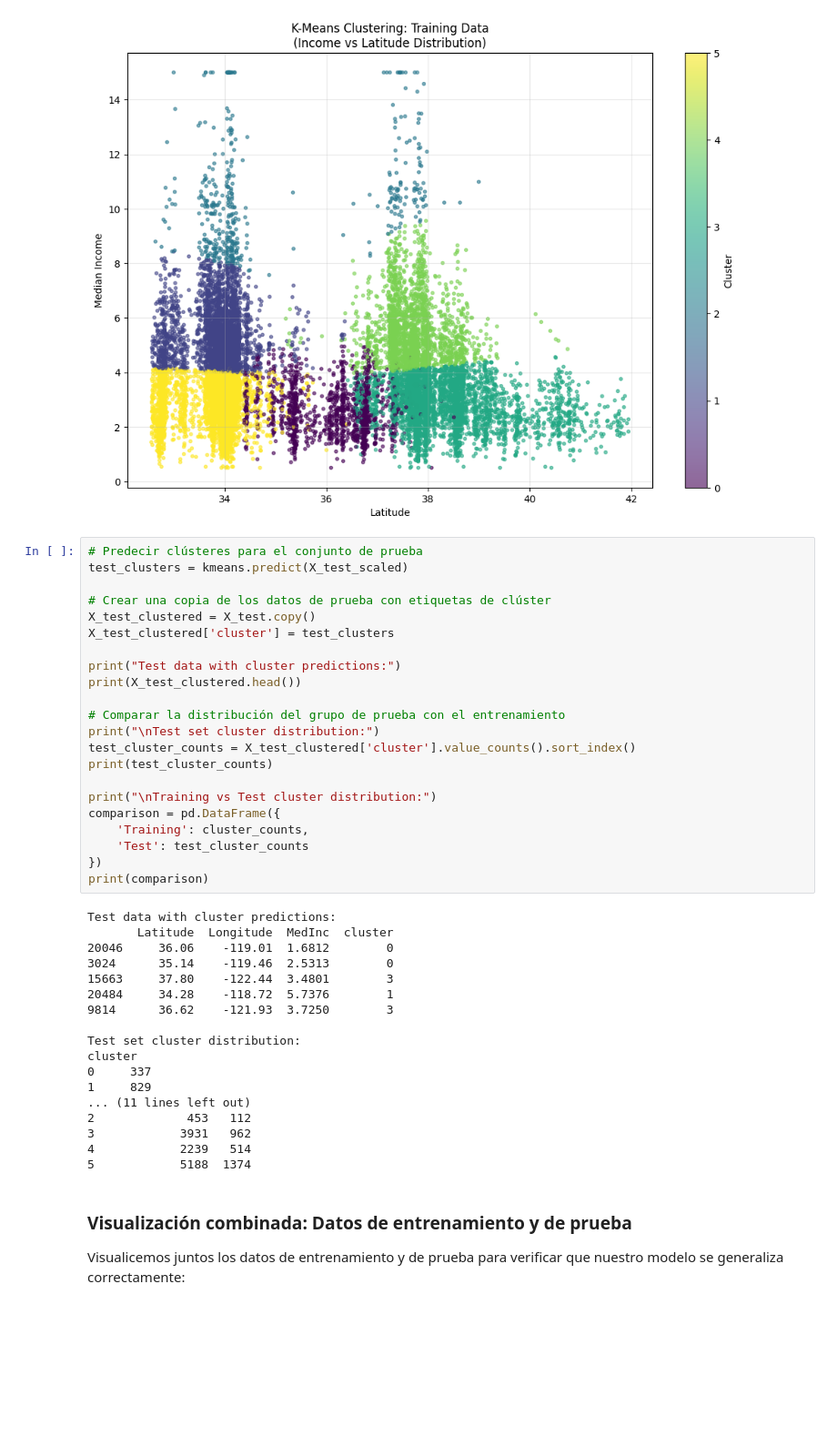
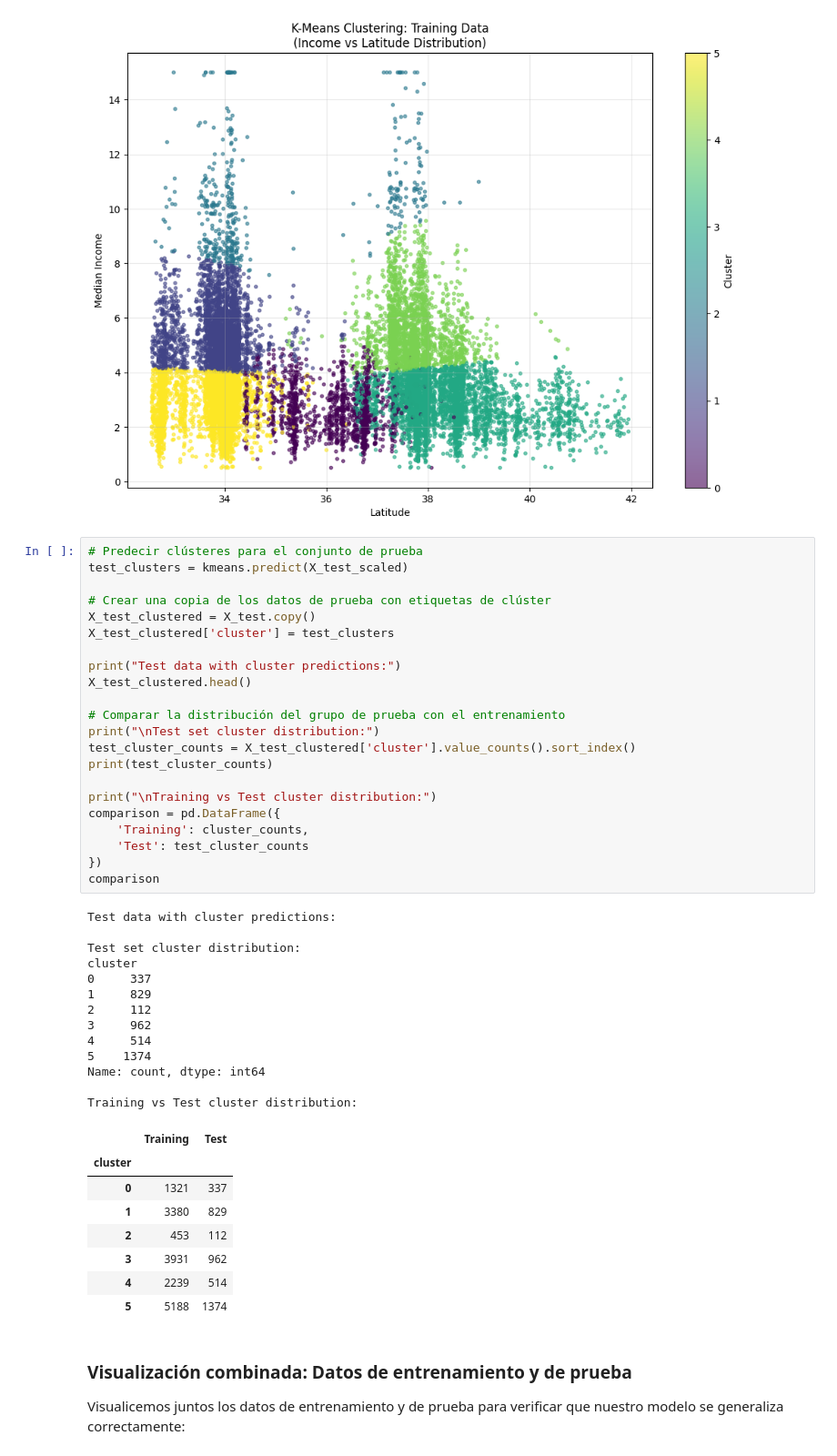
Before and after one commit to 4GeeksAcademy/infoasir20-primer-algoritmo, a Jupyter notebook: src/09-k-means.ipynb, the cells around one changed output. Shown at 91% size. Saved outputs shown, nothing was run; the diff lists cells and outputs as text; blank space fills up the shorter version.

```diff
--- a/src/09-k-means.ipynb
+++ b/src/09-k-means.ipynb
@@ -385,43 +366,47 @@ plt.show()
 # %%
 # Predecir clústeres para el conjunto de prueba
 test_clusters = kmeans.predict(X_test_scaled)
 
 # Crear una copia de los datos de prueba con etiquetas de clúster
 X_test_clustered = X_test.copy()
 X_test_clustered['cluster'] = test_clusters
 
 print("Test data with cluster predictions:")
-print(X_test_clustered.head())
+X_test_clustered.head()
 
 # Comparar la distribución del grupo de prueba con el entrenamiento
 print("\nTest set cluster distribution:")
 test_cluster_counts = X_test_clustered['cluster'].value_counts().sort_index()
 print(test_cluster_counts)
 
 print("\nTraining vs Test cluster distribution:")
 comparison = pd.DataFrame({
     'Training': cluster_counts,
     'Test': test_cluster_counts
 })
-print(comparison)
+comparison
 # %% [output]
 Test data with cluster predictions:
-       Latitude  Longitude  MedInc  cluster
-20046     36.06    -119.01  1.6812        0
-3024      35.14    -119.46  2.5313        0
-15663     37.80    -122.44  3.4801        3
-20484     34.28    -118.72  5.7376        1
-9814      36.62    -121.93  3.7250        3
 
 Test set cluster distribution:
 cluster
 0     337
 1     829
-... (11 lines left out)
-2             453   112
-3            3931   962
-4            2239   514
-5            5188  1374
+2     112
+3     962
+4     514
+5    1374
+Name: count, dtype: int64
+
+Training vs Test cluster distribution:
+|  | Training | Test |
+| cluster |  |  |
+| 0 | 1321 | 337 |
+| 1 | 3380 | 829 |
+| 2 | 453 | 112 |
+| 3 | 3931 | 962 |
+| 4 | 2239 | 514 |
+| 5 | 5188 | 1374 |
 # %% [markdown]
 ### Visualización combinada: Datos de entrenamiento y de prueba
 Visualicemos juntos los datos de entrenamiento y de prueba para verificar que nuestro modelo se generaliza correctamente:
```
Also changed, not shown: parts of 9 cells of this notebook.
